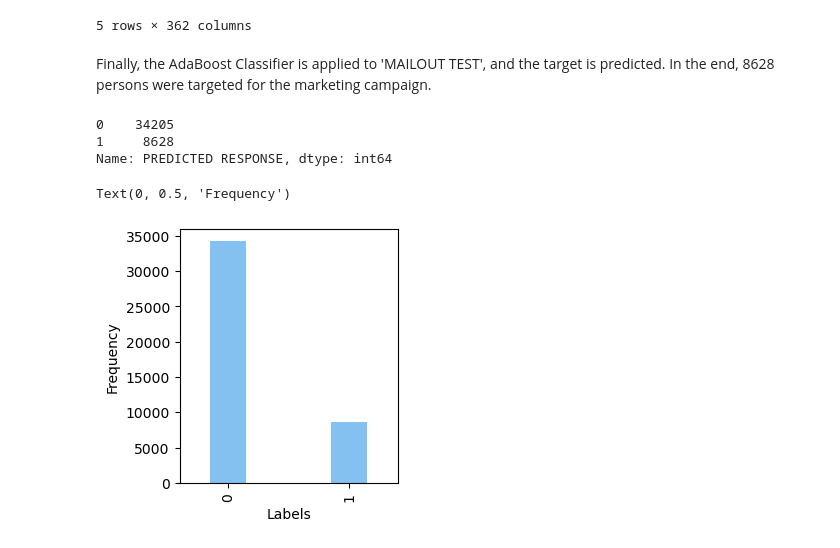
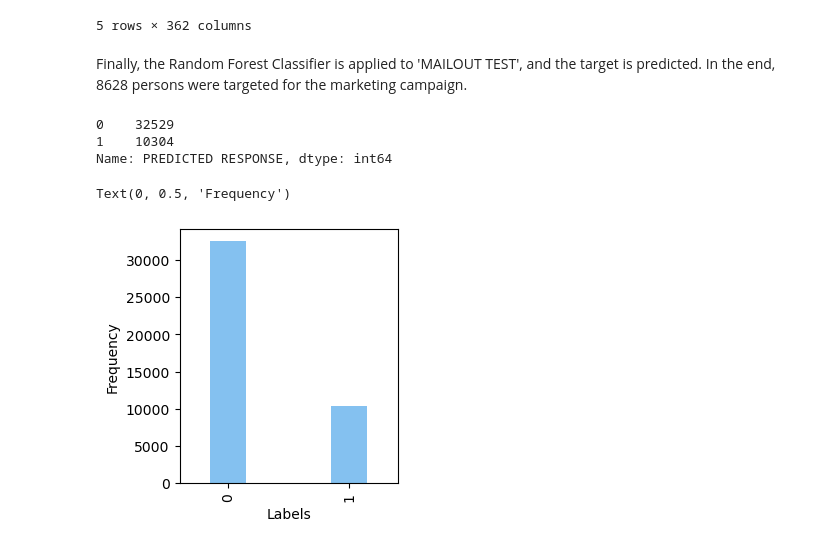
Before and after one commit to marianasilveira/udacity_arvato, a Jupyter notebook: src/main.ipynb, the cells around one changed output. Saved outputs shown, nothing was run; the diff lists cells and outputs as text; code cells hidden in the pictures.

Commit message:
Improve ML model

```diff
--- a/src/main.ipynb
+++ b/src/main.ipynb
@@ -427,8 +427,8 @@ Now that you've found which parts of the population are more likely to be custom
 The "MAILOUT" data has been split into two approximately equal parts, each with almost 43 000 data rows. In this part, you can verify your model with the "TRAIN" partition, which includes a column, "RESPONSE", that states whether or not a person became a customer of the company following the campaign. In the next part, you'll need to create predictions on the "TEST" partition, where the "RESPONSE" column has been withheld.
 # %%
 # Load data
-mailout_train = pd.read_csv('data/Udacity_MAILOUT_052018_TRAIN.csv', sep=';')
-mailout_test = pd.read_csv('data/Udacity_MAILOUT_052018_TEST.csv', sep=';')
+mailout_train = pd.read_csv('../data/Udacity_MAILOUT_052018_TRAIN.csv', sep=';')
+mailout_test = pd.read_csv('../data/Udacity_MAILOUT_052018_TEST.csv', sep=';')
 # %%
 # MAILOUT TRAIN  shape
 print('MAILOUT TRAIN - Shape: {}'.format(mailout_train.shape))
@@ -579,9 +580,9 @@ def evaluate_model(model, X_test, Y_test):
 # Evaluated classifiers
 classifiers = [
     KNeighborsClassifier(),
-    RandomForestClassifier(),
-    DecisionTreeClassifier(),
-    AdaBoostClassifier(),
+    RandomForestClassifier(random_state=42),
+    DecisionTreeClassifier(random_state=42),
+    AdaBoostClassifier(random_state=42),
     ]
 
 # Optimization parameters
@@ -594,26 +595,30 @@ parameter =[
                 # Random Forest
                 {
                 'clf__n_estimators': [10, 50, 100, 150, 200],
-                'clf__min_samples_split': [3, 4],
-                'clf__max_features': [X_test.shape[1],'sqrt','log2'],
+                'clf__min_samples_split': [3, 6],
+                'clf__max_features': [X_test.shape[1],'sqrt'],
+                'clf__min_samples_leaf': [1, 3, 5],
                 },
                 # Decision Tree
                 {
-                'clf__min_samples_split': [3, 4],
-                'clf__max_features': [X_test.shape[1],'sqrt','log2'],
+                'clf__min_samples_split': [3, 6],
+                'clf__max_features': [X_test.shape[1],'sqrt'],
+                'clf__min_samples_leaf': [1, 3, 5],
                 },
                 # AdaBoost
                 {
-                'clf__n_estimators': [10, 50, 100, 150, 200],
+                'clf__n_estimators': [10, 50, 100, 150, 200, 400],
                 },
             ]
 
+models = list()
 for i, classifier in enumerate(classifiers):
     # Build model
     model = build_ml_model(classifier, parameter[i])
 
     # Fit in the training data
     model.fit(X_train, y_train)
+    models.append(model)
 
     # Evaluate model
     print(classifier)
@@ -663,29 +668,30 @@ Dropped columns: ['ALTER_KIND1' 'ALTER_KIND2' 'ALTER_KIND3' 'ALTER_KIND4']
 | 4 | 1478 | 1 | 1.0 | 21.0 | 13.0 | 1.0 | 0.0 | ... |
 5 rows × 362 columns
 # %% [markdown]
-Finally, the AdaBoost Classifier is applied to 'MAILOUT TEST', and the target is predicted. In the end, 8628 persons were targeted for the marketing campaign.
+Finally, the Random Forest Classifier is applied to 'MAILOUT TEST', and the target is predicted. In the end, 8628 persons were targeted for the marketing campaign.
 # %%
 # Drop different columns between dataframes (if any)
 keep_common_columns([mailout_clean_test,mailout_clean])
 
 # Predict
-Y = model.predict(mailout_clean_test)
+idx = 1 # select Random Forest index
+Y = models[idx].predict(mailout_clean_test)
 
 # Create dataframe
 mailout_clean_test.insert(360, 'PREDICTED RESPONSE', Y)
 print(mailout_clean_test['PREDICTED RESPONSE'].value_counts())
 
 # Visualization
 # Plot label distribution
 fig = plt.figure(figsize=(3, 3), constrained_layout=True)
 ax = fig.add_subplot()
 mailout_clean_test['PREDICTED RESPONSE'].value_counts().plot.bar(ax=ax,
                                     color=[.2,.6,.9],alpha=0.6, width=0.3)
 ax.set_xlabel('Labels')
 ax.set_ylabel('Frequency')
 # %% [output]
-0    34205
-1     8628
+0    32529
+1    10304
 Name: PREDICTED RESPONSE, dtype: int64
 Text(0, 0.5, 'Frequency')
-[figure, old version]
+[figure, new version]
```
Also changed, not shown: parts of 7 cells of this notebook, 2 other files.
